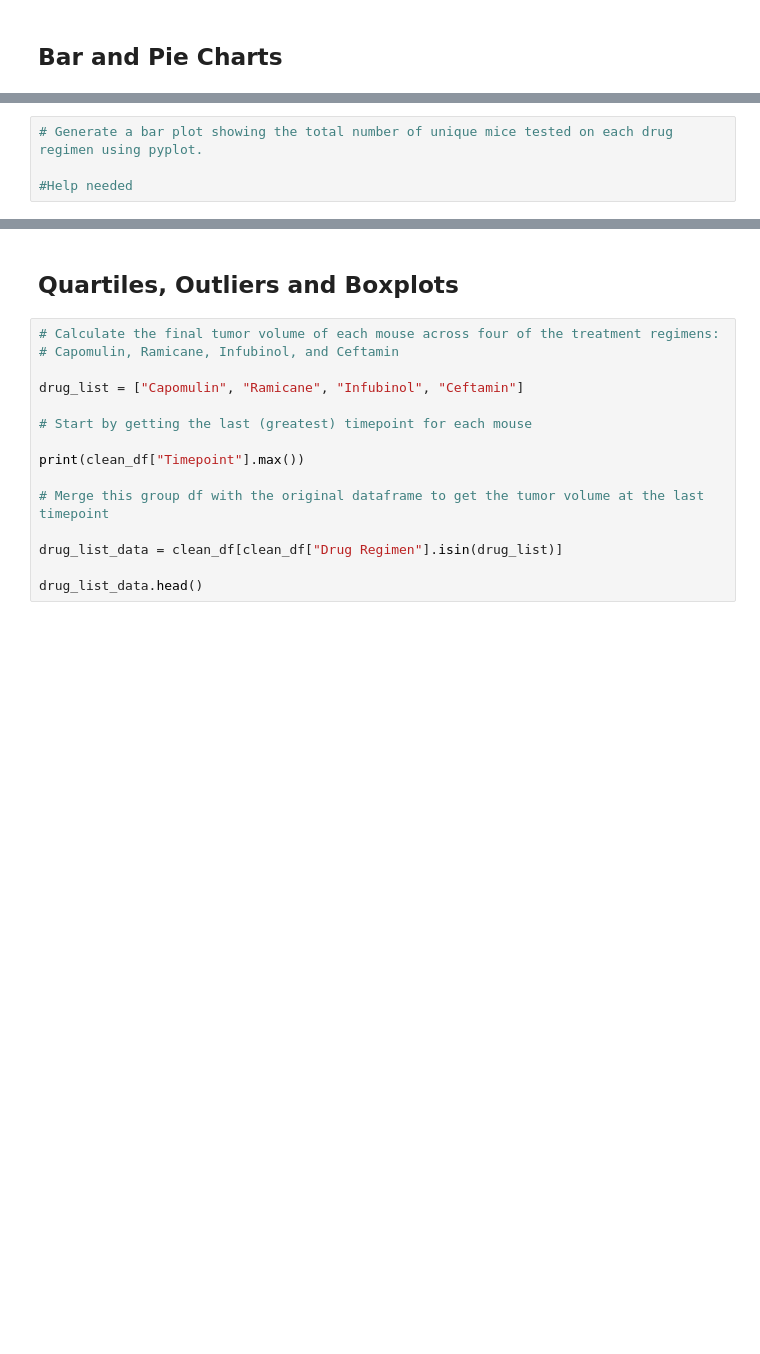
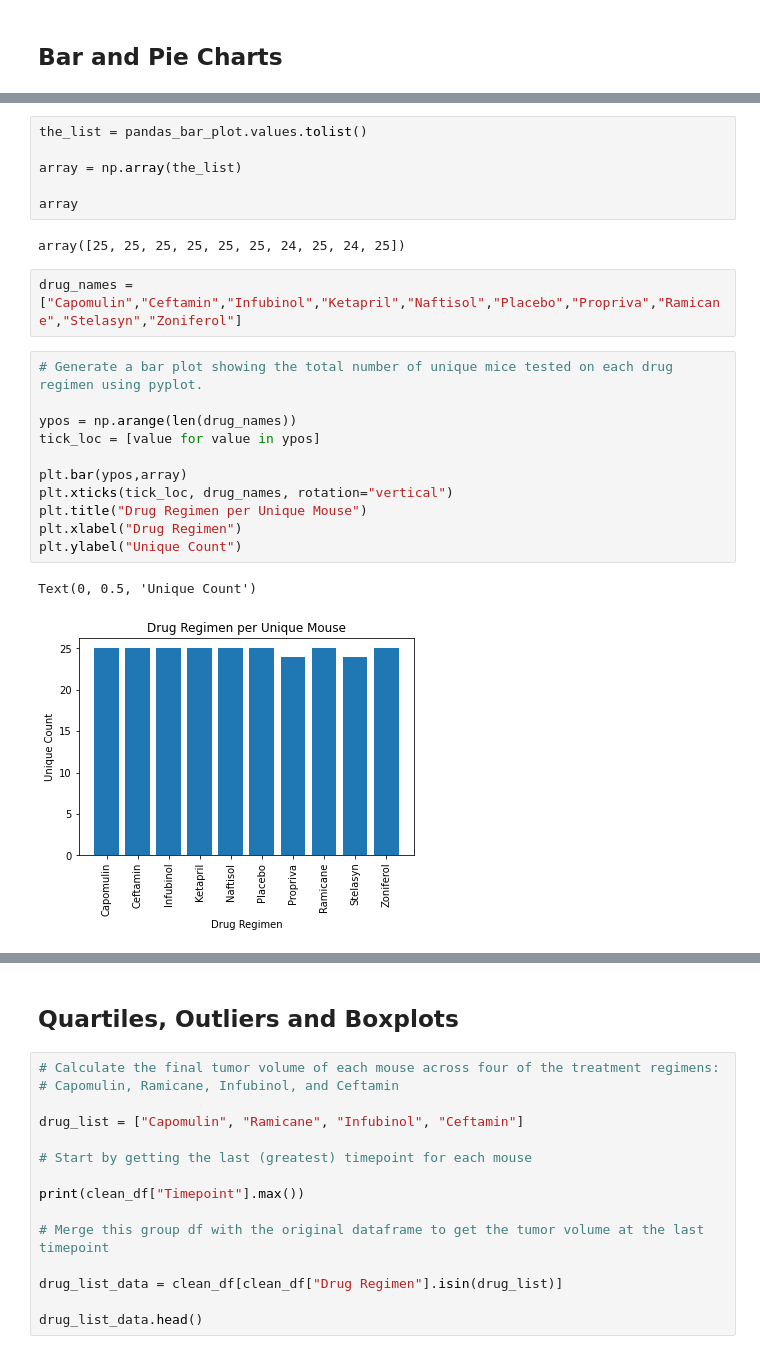
Before and after one commit to Nickfeliciano2/Matplotlib, a Jupyter notebook: Pymaceuticals/pymaceuticals_starter.ipynb, the cells around one changed output, grey strips where cells are left out. Saved outputs shown, nothing was run; the diff lists cells and outputs as text; blank space fills up the shorter version.

```diff
--- a/Pymaceuticals/pymaceuticals_starter.ipynb
+++ b/Pymaceuticals/pymaceuticals_starter.ipynb
@@ -155,7 +160,27 @@ pandas_bar_plot.plot.bar()
+# %%
+the_list = pandas_bar_plot.values.tolist()
+
+array = np.array(the_list)
+
+array
+# %% [output]
+array([25, 25, 25, 25, 25, 25, 24, 25, 24, 25])
+# %%
+drug_names = ["Capomulin","Ceftamin","Infubinol","Ketapril","Naftisol","Placebo","Propriva","Ramicane","Stelasyn","Zoniferol"]
 # %%
 # Generate a bar plot showing the total number of unique mice tested on each drug regimen using pyplot.
 
-#Help needed
+ypos = np.arange(len(drug_names))
+tick_loc = [value for value in ypos]
+
+plt.bar(ypos,array)
+plt.xticks(tick_loc, drug_names, rotation="vertical")
+plt.title("Drug Regimen per Unique Mouse")
+plt.xlabel("Drug Regimen")
+plt.ylabel("Unique Count")
+# %% [output]
+Text(0, 0.5, 'Unique Count')
+[figure, added]
 # %%
 # Generate a pie plot showing the distribution of female versus male mice using pandas
 
```
Also changed, not shown: parts of 11 cells of this notebook.
